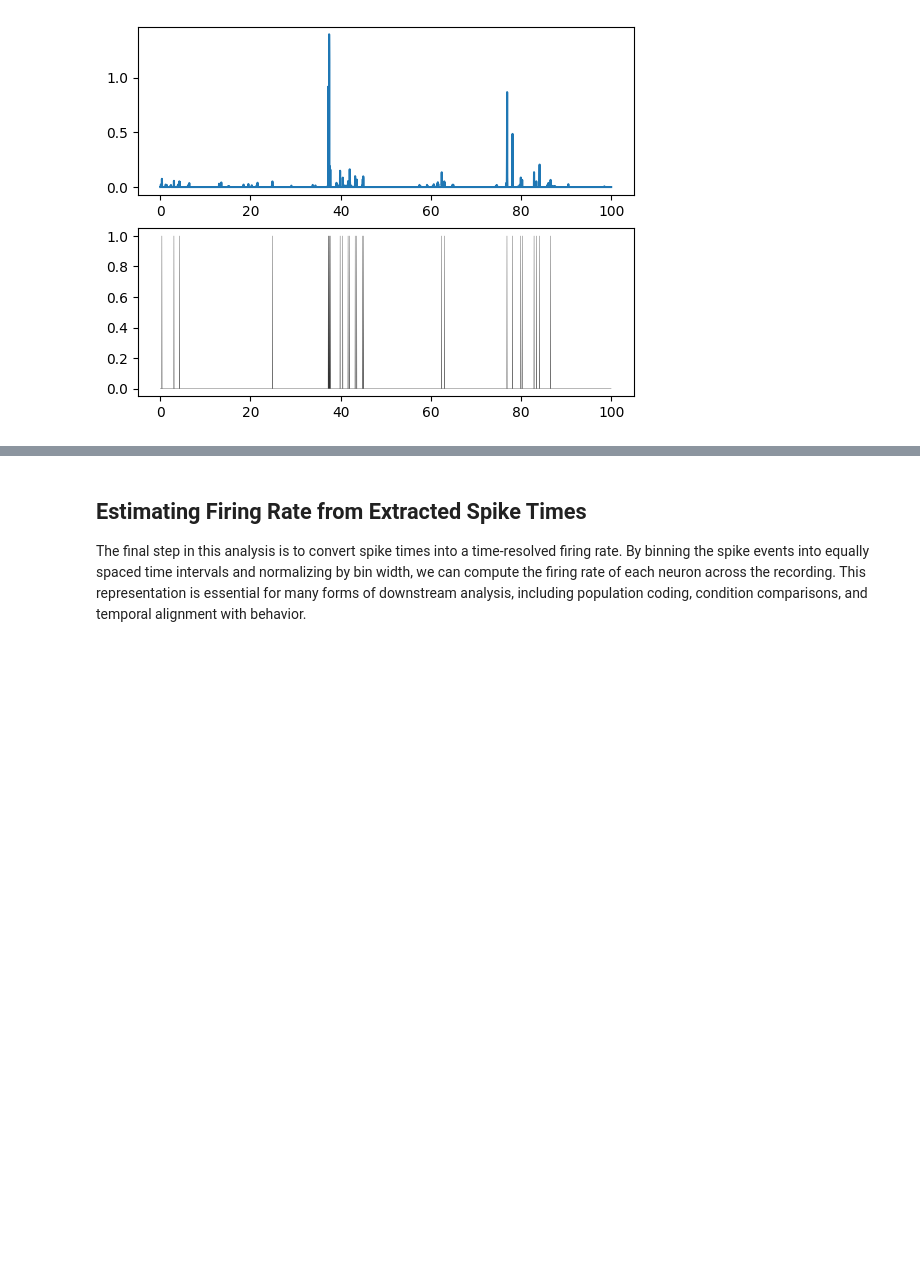
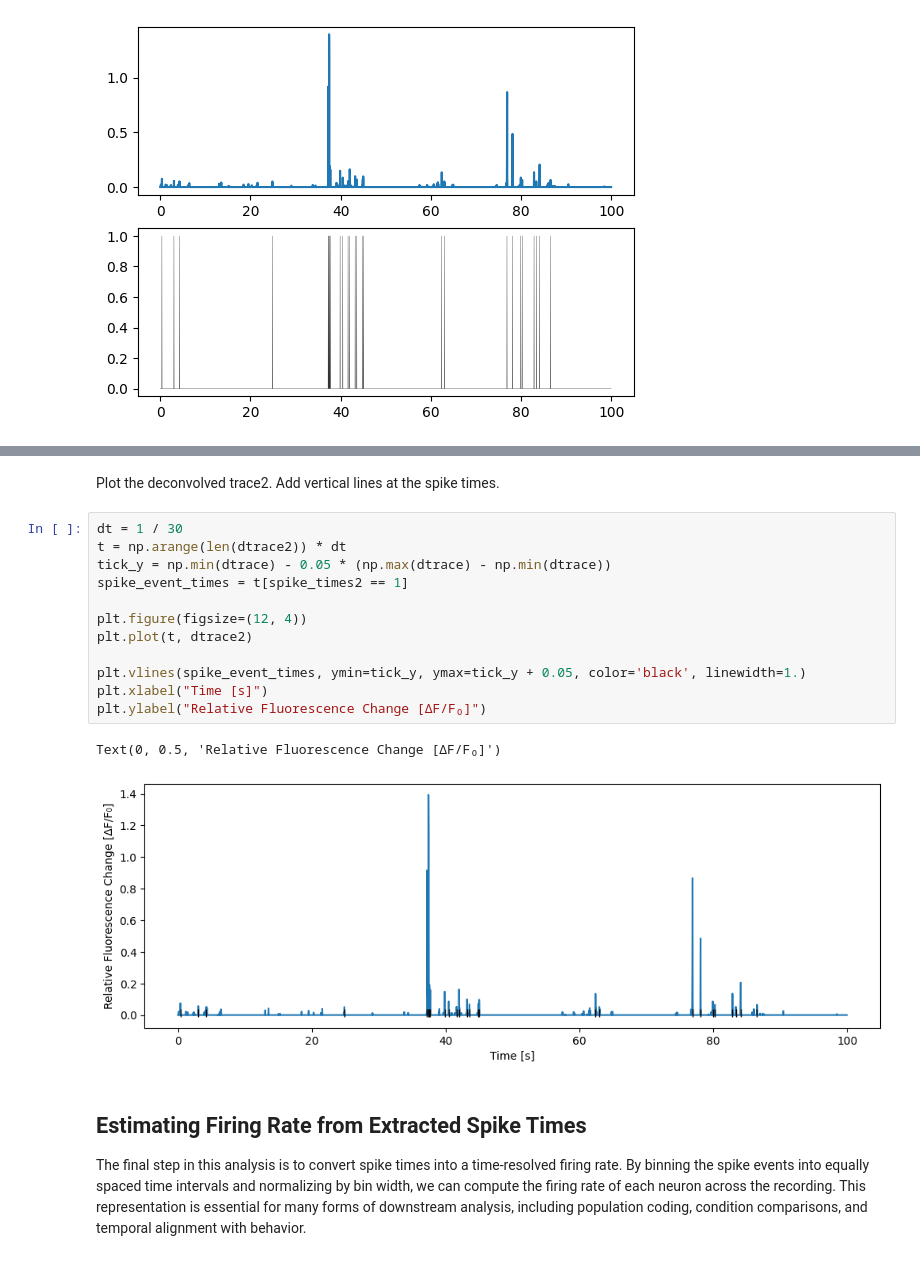
Before and after one commit to sangeethankumar/Courses, a Jupyter notebook: CalciumImaging/Draft2/02. .ipynb, the cells around one changed output, grey strips where cells are left out. Saved outputs shown, nothing was run; the diff lists cells and outputs as text; blank space fills up the shorter version.

```diff
--- a/CalciumImaging/Draft2/02. .ipynb
+++ b/CalciumImaging/Draft2/02. .ipynb
@@ -289,3 +293,20 @@ plt.scatter(np.arange(len(spike_train))[spike_indices], spike_train[spike_indice
+# %% [markdown]
+Plot the deconvolved trace2. Add vertical lines at the spike times.
+# %%
+dt = 1 / 30
+t = np.arange(len(dtrace2)) * dt
+tick_y = np.min(dtrace) - 0.05 * (np.max(dtrace) - np.min(dtrace))
+spike_event_times = t[spike_times2 == 1]
+
+plt.figure(figsize=(12, 4))
+plt.plot(t, dtrace2)
+
+plt.vlines(spike_event_times, ymin=tick_y, ymax=tick_y + 0.05, color='black', linewidth=1.)
+plt.xlabel("Time [s]")
+plt.ylabel("Relative Fluorescence Change [ΔF/F₀]")
+# %% [output]
+Text(0, 0.5, 'Relative Fluorescence Change [ΔF/F₀]')
+[figure, added]
 # %% [markdown]
 ## Estimating Firing Rate from Extracted Spike Times
 
```
Also changed, not shown: parts of 9 cells of this notebook.
